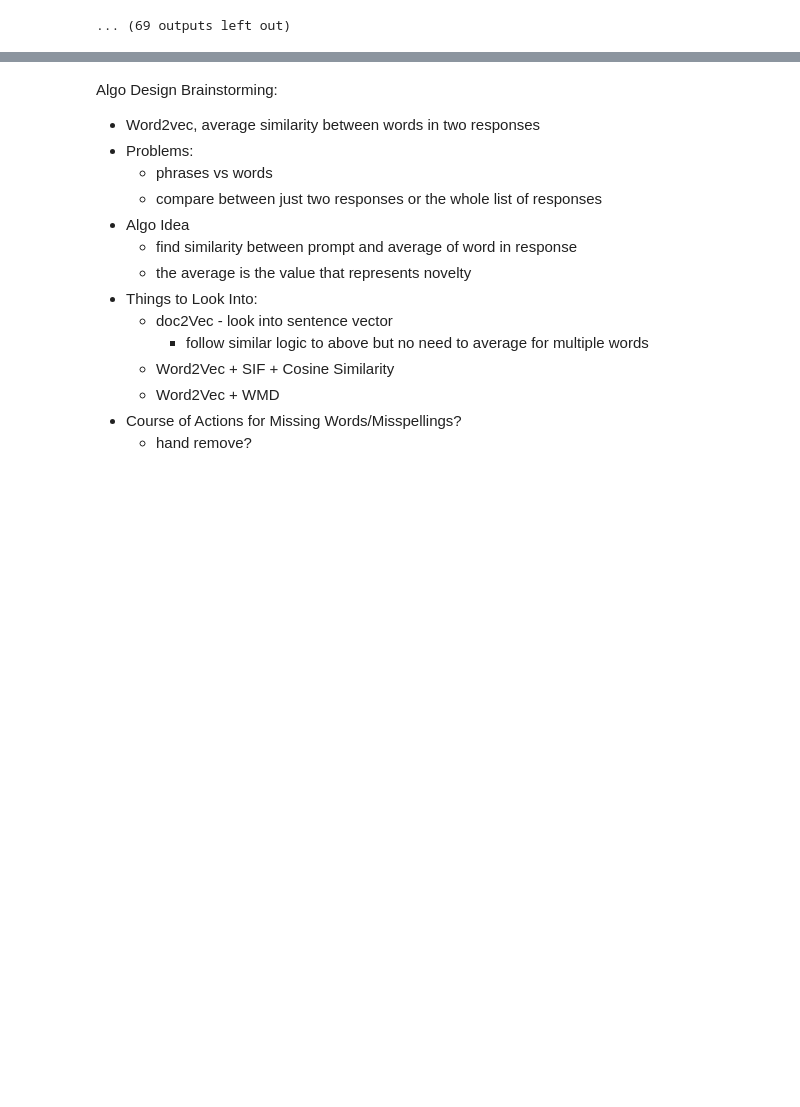
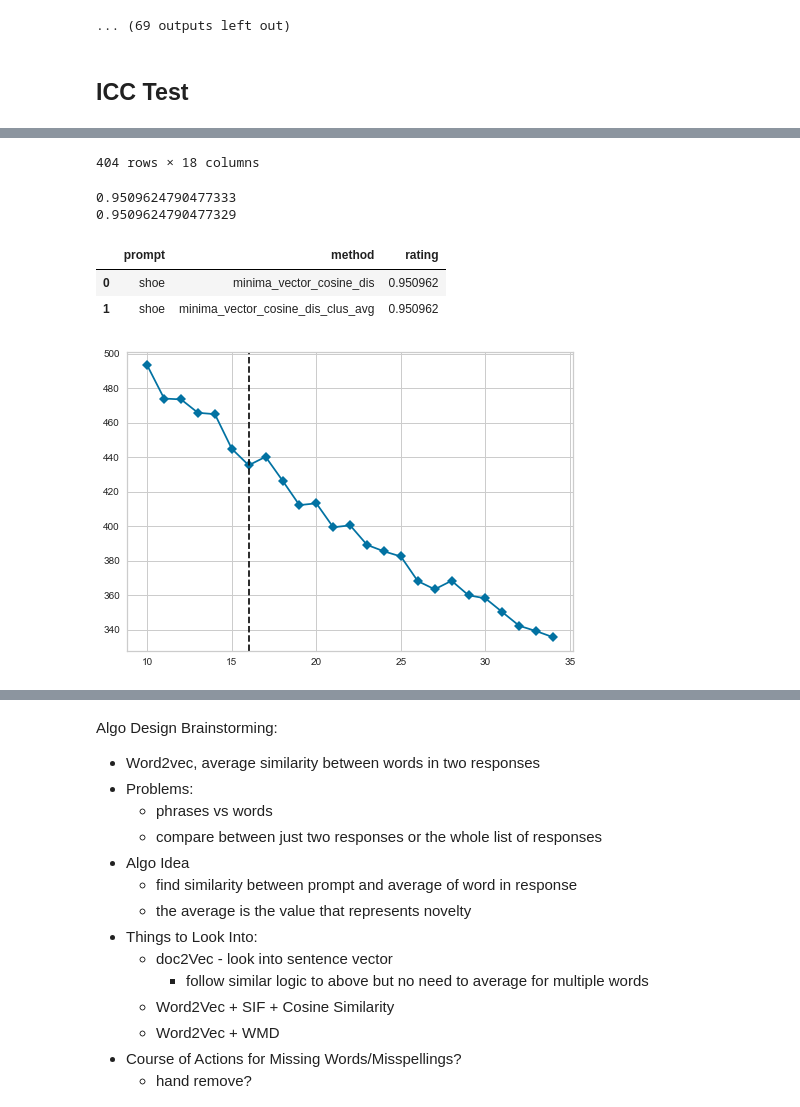
Before and after one commit to DijunQuant/AUT-Scoring, a Jupyter notebook: scripts/novelty_analysis.ipynb, the cells around one changed output, grey strips where cells are left out. Cells and saved outputs as stored; diff of their text form; code cells hidden in the pictures; blank space fills up the shorter version.

```diff
--- a/scripts/novelty_analysis.ipynb
+++ b/scripts/novelty_analysis.ipynb
@@ -698,3 +696,26 @@ def write_corrs():
     writer.save()
 # %%
 # write_corrs()
+# %% [markdown]
+## ICC Test
+# %%
+list_ratings = []
+icc_test = get_novelty_ukwac_minimavec_cosinedist_cluster(data_official_shoe, 'shoe', stopwords_edited, TASA, True, False)
+icc_test
+display(icc_test)
+
+
+avg1 = icc_test["minima_vector_cosine_dis"].mean()
+print(avg1)
+avg2 = icc_test["minima_vector_cosine_dis_clus_avg"].mean()
+print(avg2)
+inner_list1 = ['shoe', "minima_vector_cosine_dis", avg1]
+inner_list2 = ['shoe', "minima_vector_cosine_dis_clus_avg", avg2]
+list_ratings.append(inner_list1)
+list_ratings.append(inner_list2)
+
+test_df = pd.DataFrame(list_ratings, columns=['prompt', 'method', 'rating'])
+test_df
+
+#16, 17
+# %% [output]
@@ -700,0 +734,7 @@ def write_corrs():
+404 rows × 18 columns
+0.9509624790477333
+0.9509624790477329
+|  | prompt | method | rating |
+| 0 | shoe | minima_vector_cosine_dis | 0.950962 |
+| 1 | shoe | minima_vector_cosine_dis_clus_avg | 0.950962 |
+[figure, added]
```
Also changed, not shown: parts of 9 cells of this notebook, 2 other files.
